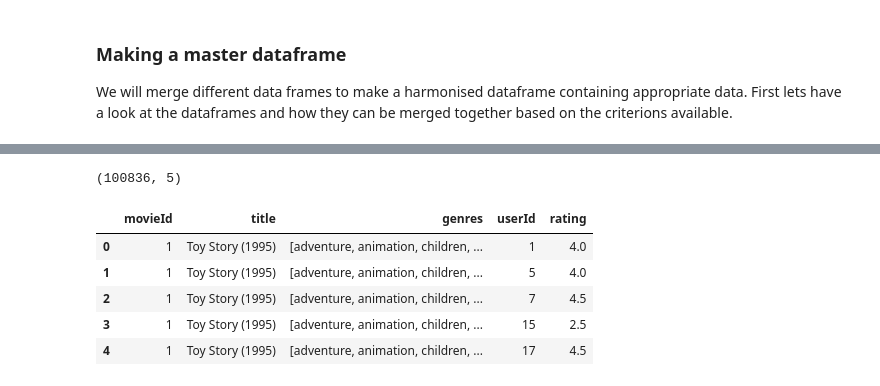
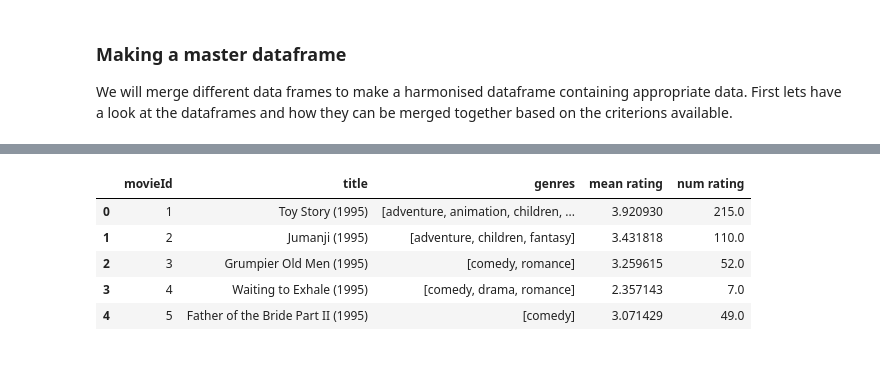
Before and after one commit to E-Juliet/Movie-reccomender, a Jupyter notebook: phase_4_project.ipynb, the cells around one changed output, grey strips where cells are left out. Saved outputs shown, nothing was run; the diff lists cells and outputs as text; code cells hidden in the pictures.

```diff
--- a/phase_4_project.ipynb
+++ b/phase_4_project.ipynb
@@ -516,15 +490,11 @@ movies_df_merged
 # %%
-df = pd.merge(movies_df_cleaned, ratings_df_cleaned, on='movieId')
-df.shape
+df_final= pd.merge(movies_df_cleaned, test_final, on= "movieId")
+df_final.head()
 # %% [output]
-(100836, 5)
+|  | movieId | title | genres | mean rating | num rating |
+| 0 | 1 | Toy Story (1995) | [adventure, animation, children, ... | 3.920930 | 215.0 |
+| 1 | 2 | Jumanji (1995) | [adventure, children, fantasy] | 3.431818 | 110.0 |
+| 2 | 3 | Grumpier Old Men (1995) | [comedy, romance] | 3.259615 | 52.0 |
+| 3 | 4 | Waiting to Exhale (1995) | [comedy, drama, romance] | 2.357143 | 7.0 |
+| 4 | 5 | Father of the Bride Part II (1995) | [comedy] | 3.071429 | 49.0 |
-# %%
-df.head()
-# %% [output]
-|  | movieId | title | genres | userId | rating |
-| 0 | 1 | Toy Story (1995) | [adventure, animation, children, ... | 1 | 4.0 |
-| 1 | 1 | Toy Story (1995) | [adventure, animation, children, ... | 5 | 4.0 |
-| 2 | 1 | Toy Story (1995) | [adventure, animation, children, ... | 7 | 4.5 |
-| 3 | 1 | Toy Story (1995) | [adventure, animation, children, ... | 15 | 2.5 |
-| 4 | 1 | Toy Story (1995) | [adventure, animation, children, ... | 17 | 4.5 |
 # %%
```
Also changed, not shown: parts of 22 cells of this notebook.
